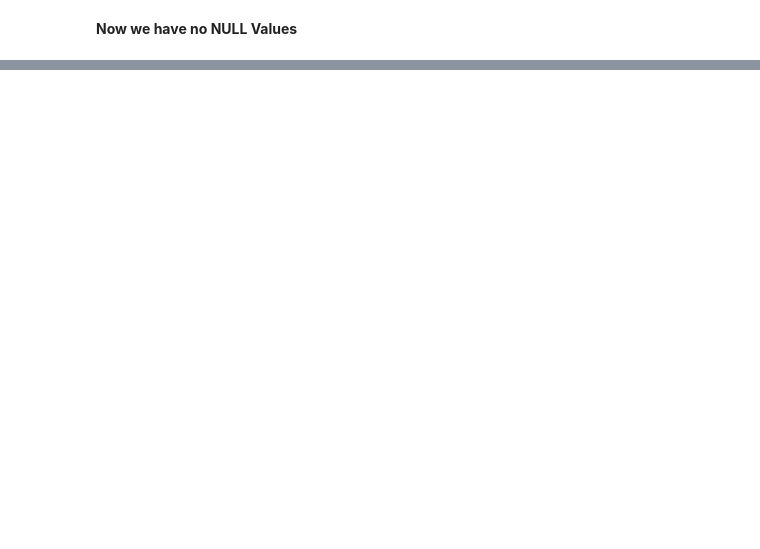
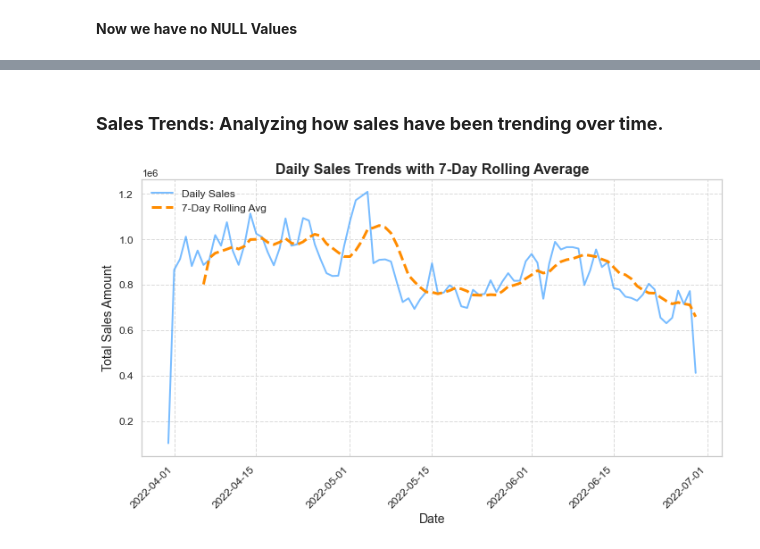
Before and after one commit to Usayed777/PortfolioProjects, a Jupyter notebook: Amazon.ipynb, the cells around one changed output, grey strips where cells are left out. Saved outputs shown, nothing was run; the diff lists cells and outputs as text; code cells hidden in the pictures; blank space fills up the shorter version.

```diff
--- a/Amazon.ipynb
+++ b/Amazon.ipynb
@@ -45,3 +28,3 @@ dtype: int64
 # %%
-columns_to_drop = ['ship-country', 'Unnamed: 22', 'fulfilled-by', 'currency','Sales Channel ']
+columns_to_drop = ['ship-country', 'Unnamed: 22', 'fulfilled-by', 'currency', 'Sales Channel ', 'promotion-ids', 'ASIN']
 df = df.drop(columns=columns_to_drop)
@@ -144,5 +53,4 @@ index
 # %%
-df['promotion-ids'] = df['promotion-ids'].fillna('no promotion')
 df['ship-state'] = df['ship-state'].fillna('not known')
 df['ship-city'] = df['ship-city'].fillna('not known')
 df['ship-postal-code'] = df['ship-postal-code'].fillna('not known')
@@ -608,0 +108,30 @@ for category in unique_categories:
+# %% [markdown]
+### **Sales Trends: Analyzing how sales have been trending over time.**
+# %%
+sns.set(style="whitegrid")
+
+df['Date'] = pd.to_datetime(df['Date'])
+
+df['Month'] = df['Date'].dt.strftime('%B')
+df['Day'] = df['Date'].dt.strftime('%A')
+
+daily_sales = df.groupby('Date')['Amount'].sum()
+daily_sales_rolling = daily_sales.rolling(window=7).mean()
+
+plt.figure(figsize=(10, 6))
+plt.plot(daily_sales.index, daily_sales.values, label='Daily Sales', color='dodgerblue', alpha=0.6, linewidth=2)
+plt.plot(daily_sales.index, daily_sales_rolling, label='7-Day Rolling Avg', color='darkorange', linestyle='--', linewidth=3)
+plt.title('Daily Sales Trends with 7-Day Rolling Average', fontsize=16, fontweight='bold')
+
+plt.xlabel('Date', fontsize=14)
+plt.ylabel('Total Sales Amount', fontsize=14)
+plt.xticks(rotation=45, ha='right', fontsize=12)
+plt.yticks(fontsize=12)
+plt.grid(True, linestyle='--', alpha=0.7)
+
+plt.legend(loc='upper left', fontsize=12)
+
+plt.tight_layout()
+plt.show()
+# %% [output]
+[figure, added]
```
Also changed, not shown: parts of 85 cells of this notebook, 2 other files.
